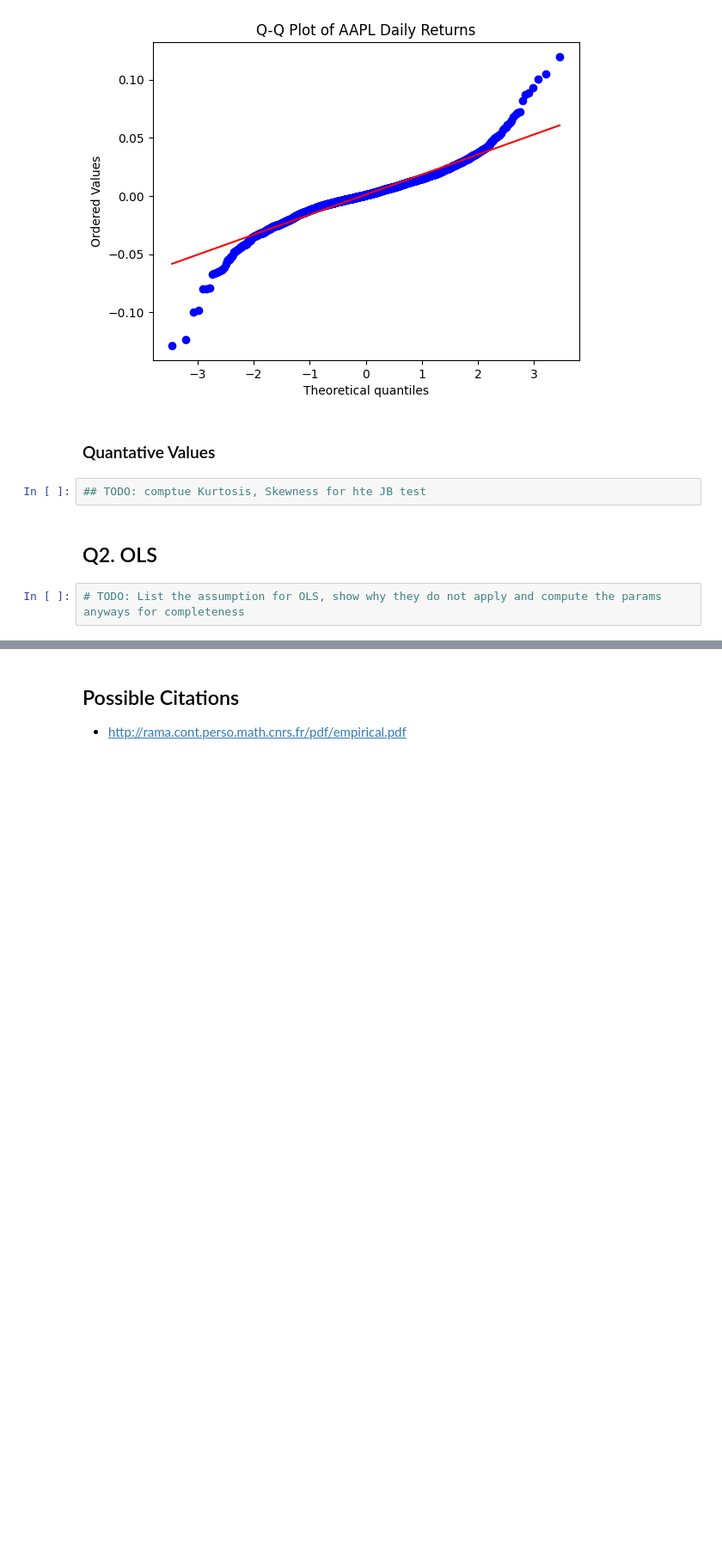
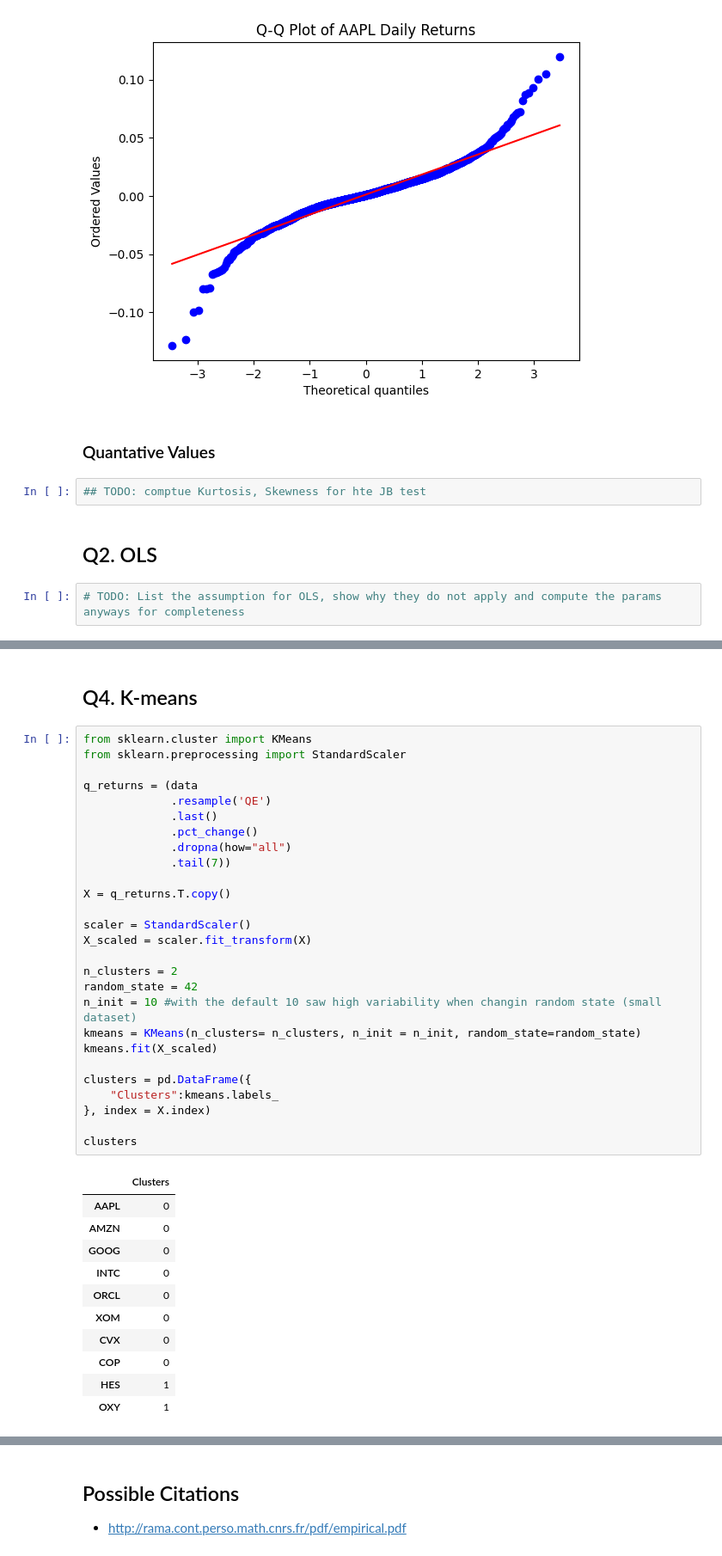
Before and after one commit to abil-nrg/takehome-quant, a Jupyter notebook: figures.ipynb, the cells around one changed output, grey strips where cells are left out. Shown: that part at 86% size. Saved outputs shown, nothing was run; the diff lists cells and outputs as text; blank space fills up the shorter version.

```diff
--- a/figures.ipynb
+++ b/figures.ipynb
@@ -111,0 +105,41 @@ corr_matrix
+# %% [markdown]
+## Q4. K-means
+# %%
+from sklearn.cluster import KMeans
+from sklearn.preprocessing import StandardScaler
+
+q_returns =	(data
+             .resample('QE')
+             .last()
+             .pct_change()
+             .dropna(how="all")
+             .tail(7))
+
+X = q_returns.T.copy()
+
+scaler = StandardScaler()
+X_scaled = scaler.fit_transform(X)
+
+n_clusters = 2
+random_state = 42
+n_init = 10 #with the default 10 saw high variability when changin random state (small dataset)
+kmeans = KMeans(n_clusters= n_clusters, n_init = n_init, random_state=random_state)
+kmeans.fit(X_scaled)
+
+clusters = pd.DataFrame({
+    "Clusters":kmeans.labels_
+}, index = X.index)
+
+clusters
+# %% [output]
+|  | Clusters |
+| AAPL | 0 |
+| AMZN | 0 |
+| GOOG | 0 |
+| INTC | 0 |
+| ORCL | 0 |
+| XOM | 0 |
+| CVX | 0 |
+| COP | 0 |
+| HES | 1 |
+| OXY | 1 |
```
Also changed, not shown: parts of 8 cells of this notebook, 3 other files.
